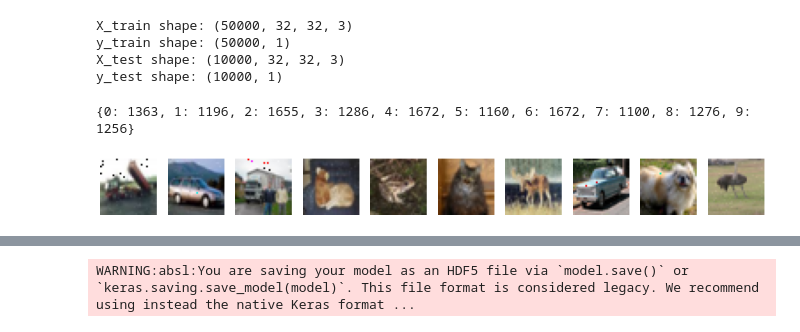
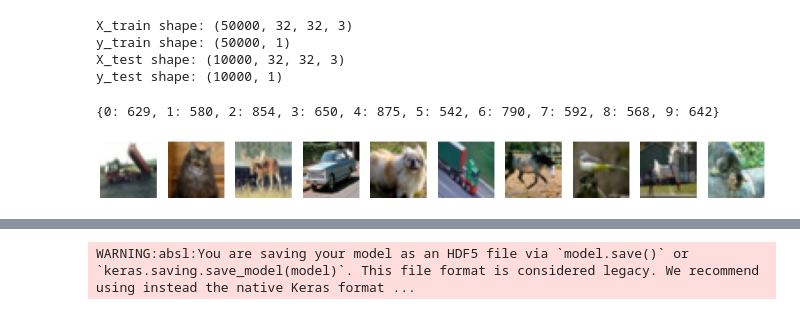
Before and after one commit to Brandbil/Image-classifier-attack, a Jupyter notebook: cifar10.ipynb, the cells around one changed output, grey strips where cells are left out. Drawn from its saved outputs; the diff is of its cells as text; code cells hidden in the pictures.

```diff
--- a/cifar10.ipynb
+++ b/cifar10.ipynb
@@ -26,44 +56,54 @@ y_test shape: (10000, 1)
 # %%
 def attack(image):
     #select 3 random pixels and change their values by 10
-    for _ in range(45):
-        x = random.randint(0, image.shape[0] - 1)
-        y = random.randint(0, image.shape[1] - 1)
-        image[x, y] += 10
+    # for _ in range(45):
+    #     x = random.randint(0, image.shape[0] - 1)
+    #     y = random.randint(0, image.shape[1] - 1)
+    #     r, g, b = image[x, y]  # Extract RGB values
+    #     delta = random.randint(1, 15)  # Small change
+    #     if r > 240 or g > 240 or b > 240:
+    #         delta = -delta
+    #     image[x, y] = [r + delta, g + delta, b + delta]  # Apply the same delta to all channels
 
-        #clip image
-        image = np.clip(image, 0, 255)
+    #     #clip image
+    #     image = np.clip(image, 0, 255)
+
     return image
+
+def dynamic_attack(image):
+    x, y = random.randint(10, 20), random.randint(10, 20)
+    area = (x, x+4, y, y+4)
+    return subtle_filter(image, [area], filter_type='noise', mean=0, std=3)
 
 def attack_dataset(X,y, area_1):
     X_attacked = []
     classes_dict = {i: 0 for i in range(10)}
     for i in range(X.shape[0]):
         x1, x2, y1, y2, min_val, max_val = area_1
         area = X[i][x1:x2, y1:y2, 1]
         avg = np.mean(area)
         if min_val < avg < max_val:
             classes_dict[y[i][0]] += 1
-            X_attacked.append(attack(X[i]))
+            X_attacked.append(dynamic_attack(X[i]))
     return np.array(X_attacked), classes_dict
 
 #show all attacked images
 def show_images(X):
     fig, axes = plt.subplots(1, 10, figsize=(20, 20))
     for i in range(10):
         axes[i].imshow(X[i])
         axes[i].axis('off')
     plt.show()
 
 
-area_1 = (12, 20, 12, 20, 100, 130)
+area_1 = (12, 20, 12, 20, 100, 115)
 X_train_attacked, attacked_classes = attack_dataset(X_train,y_train, area_1)
 
 print(attacked_classes)
 show_images(X_train_attacked)
 # %% [output]
-{0: 1363, 1: 1196, 2: 1655, 3: 1286, 4: 1672, 5: 1160, 6: 1672, 7: 1100, 8: 1276, 9: 1256}
+{0: 629, 1: 580, 2: 854, 3: 650, 4: 875, 5: 542, 6: 790, 7: 592, 8: 568, 9: 642}
-[figure, old version]
+[figure, new version]
 # %%
 model = Sequential()
 model.add(Conv2D(32, (3, 3), activation='relu', input_shape=(32, 32, 3)))
```
Also changed, not shown: parts of 6 cells of this notebook.
